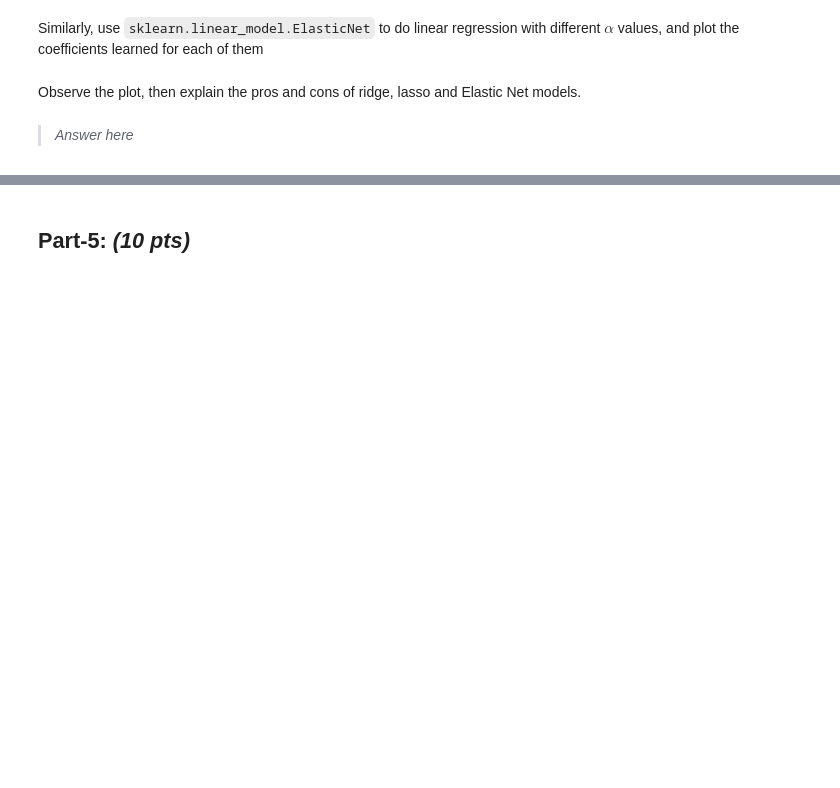
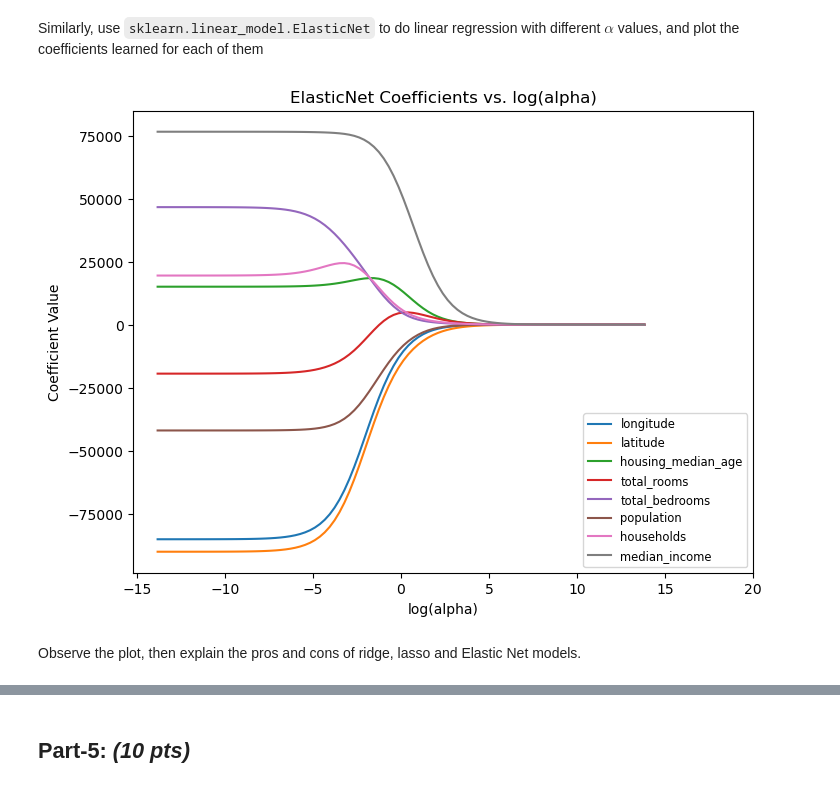
Before and after one commit to milindbhatiaa/Advance_Machine_Learning, a Jupyter notebook: HW_1_Milind_Bhatia.ipynb, the cells around one changed output, grey strips where cells are left out. Saved outputs shown, nothing was run; the diff lists cells and outputs as text; code cells hidden in the pictures; blank space fills up the shorter version.

```diff
--- a/HW_1_Milind_Bhatia.ipynb
+++ b/HW_1_Milind_Bhatia.ipynb
@@ -317,7 +395,7 @@ What do you qualitatively observe when the value of the regularization parameter
 # %% [markdown]
 Similarly, use `sklearn.linear_model.ElasticNet` to do linear regression with different $\alpha$ values, and plot the coefficients learned for each of them
 # %%
-# Ridge Regression
+# ElasticNet Regression
 
 alphas = 10**np.linspace(6,-6,100)
 
@@ -327,15 +405,15 @@ coefs = []
 for a in alphas:
   #Specify current alpha as parameter for the ElasticNet model
   ## START CODE ## (1 line of code)
-
+  ElastNet.alpha = a
   ## END CODE ##
 
   #Fit the training data to the ElasticNet model
   ## START CODE ## (1 line of code)
-
+  ElastNet.fit(Xscaled_train,y_train)
   ## END CODE ##
 
   #Store learned coefficients in the coef variable
   ## START CODE ## (1 line of code)
-
+  coefs.append(ElastNet.coef_)
   ## END CODE ##
@@ -347,4 +420,23 @@ for a in alphas:
+# %%
+# Write the code to make the plot for coefficients learned from ElasticNet
+## START CODE ##
+coefs = np.array(coefs)
+
+feature_names = X_train.columns
+
+plt.figure(figsize=(8, 6))
+
+for i in range(coefs.shape[1]):
+    plt.plot(np.log(alphas), coefs[:, i], label=feature_names[i])
+
+plt.xlabel('log(alpha)')
+plt.ylabel('Coefficient Value')
+plt.title('ElasticNet Coefficients vs. log(alpha)')
+plt.legend(loc='lower right', fontsize='small')
+plt.xticks(np.arange(-15, 25, 5))
+plt.show()
+## END CODE ##
+# %% [output]
+[figure, added]
 # %% [markdown]
 Observe the plot, then explain the pros and cons of ridge, lasso and Elastic Net models.
-# %% [markdown]
-> *Answer here*
```
Also changed, not shown: parts of 30 cells of this notebook, 2 other files.
